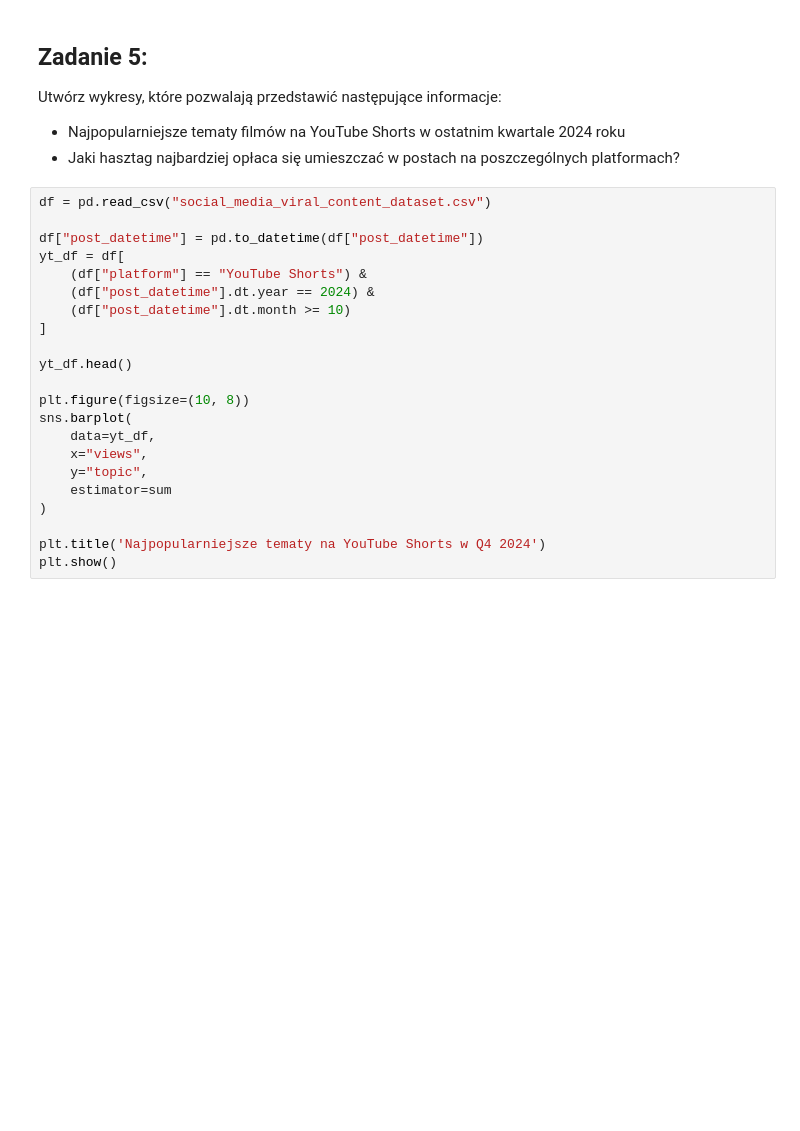
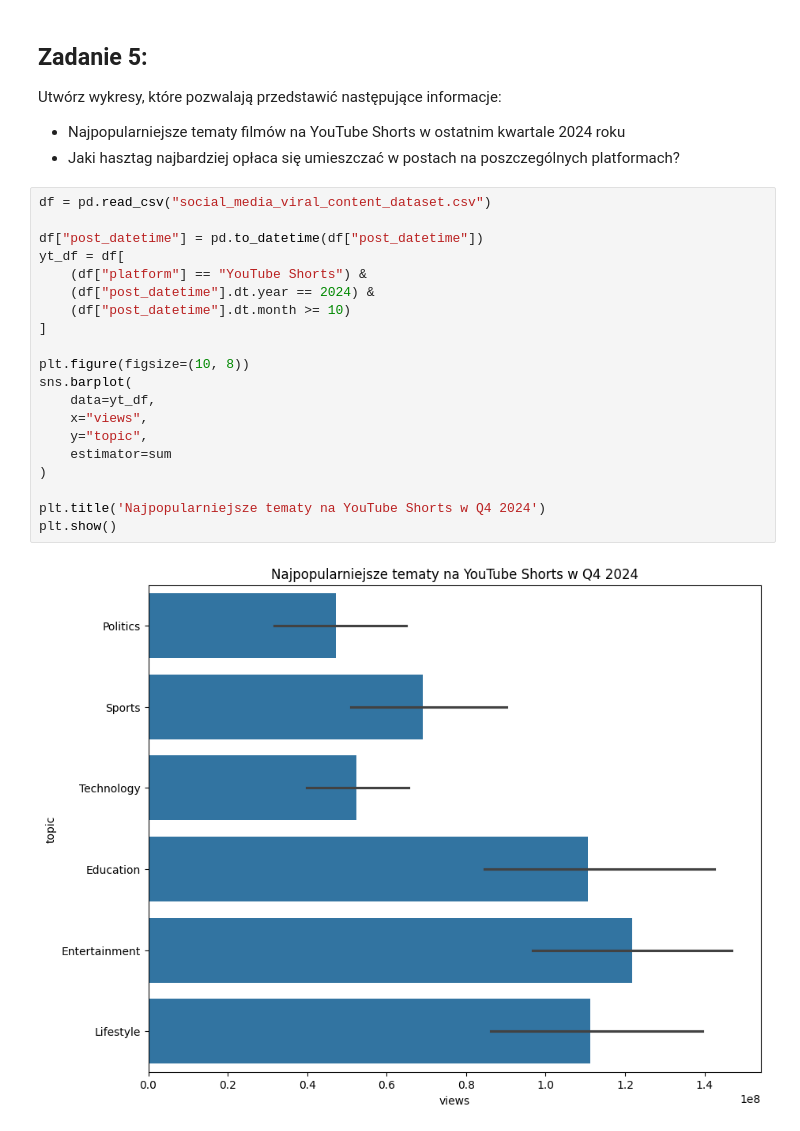
Before and after one commit to Zajecia-na-PWr-LR/lista-1-altMIchal, a Jupyter notebook: UczenieMaszynowe_25_26_Lista1.ipynb, the cells around one changed output. Saved outputs shown, nothing was run; the diff lists cells and outputs as text; blank space fills up the shorter version.

```diff
--- a/UczenieMaszynowe_25_26_Lista1.ipynb
+++ b/UczenieMaszynowe_25_26_Lista1.ipynb
@@ -117,25 +117,25 @@ Utwórz wykresy, które pozwalają przedstawić następujące informacje:
 # %%
 df = pd.read_csv("social_media_viral_content_dataset.csv")
 
 df["post_datetime"] = pd.to_datetime(df["post_datetime"])
 yt_df = df[
     (df["platform"] == "YouTube Shorts") &
     (df["post_datetime"].dt.year == 2024) &
     (df["post_datetime"].dt.month >= 10)
 ]
-
-yt_df.head()
 
 plt.figure(figsize=(10, 8))
 sns.barplot(
     data=yt_df,
     x="views",
     y="topic",
     estimator=sum
 )
 
 plt.title('Najpopularniejsze tematy na YouTube Shorts w Q4 2024')
 plt.show()
+# %% [output]
+[figure, added]
 # %%
 hashtag_df = df.groupby(["platform", "topic", "hashtags"])["engagement_rate"].mean().reset_index()
 
```
Also changed, not shown: parts of 1 cell of this notebook.
